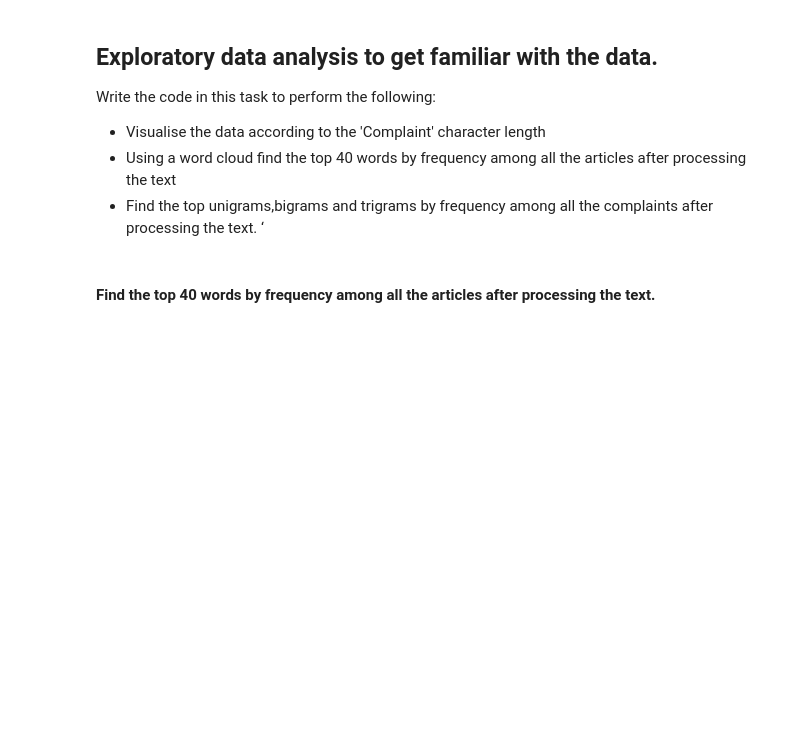
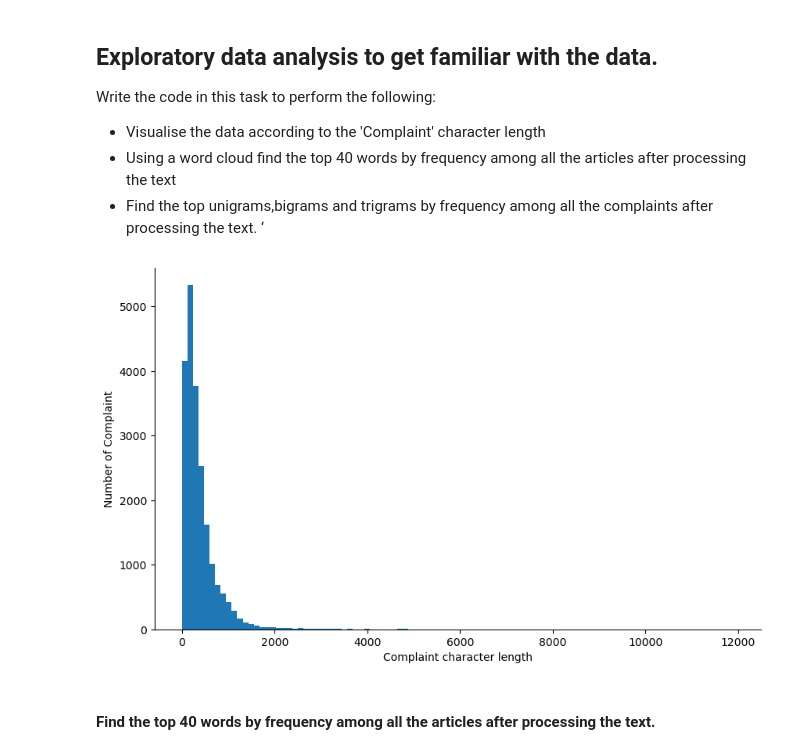
Before and after one commit to Naveenkv93/NLP-Case-Study---Automatic-Ticket-Classification, a Jupyter notebook: Automatic_Ticket_Classification_Assignment.ipynb, the cells around one changed output. Drawn from its saved outputs; the diff is of its cells as text; code cells hidden in the pictures; blank space fills up the shorter version.

```diff
--- a/Automatic_Ticket_Classification_Assignment.ipynb
+++ b/Automatic_Ticket_Classification_Assignment.ipynb
@@ -268,6 +274,15 @@ Write the code in this task to perform the following:
 *   Find the top unigrams,bigrams and trigrams by frequency among all the complaints after processing the text. ‘
 # %%
 # Write your code here to visualise the data according to the 'Complaint' character length
+
+plt.figure(figsize=(10,6))
+doc_lens = [len(d) for d in df_clean.complaint_POS_NN_removed]
+plt.hist(doc_lens, bins = 100)
+plt.ylabel('Number of Complaint')
+plt.xlabel('Complaint character length')
+sns.despine();
+# %% [output]
+[figure, added]
 # %% [markdown]
 #### Find the top 40 words by frequency among all the articles after processing the text.
 # %%
```
Also changed, not shown: parts of 31 cells of this notebook.
